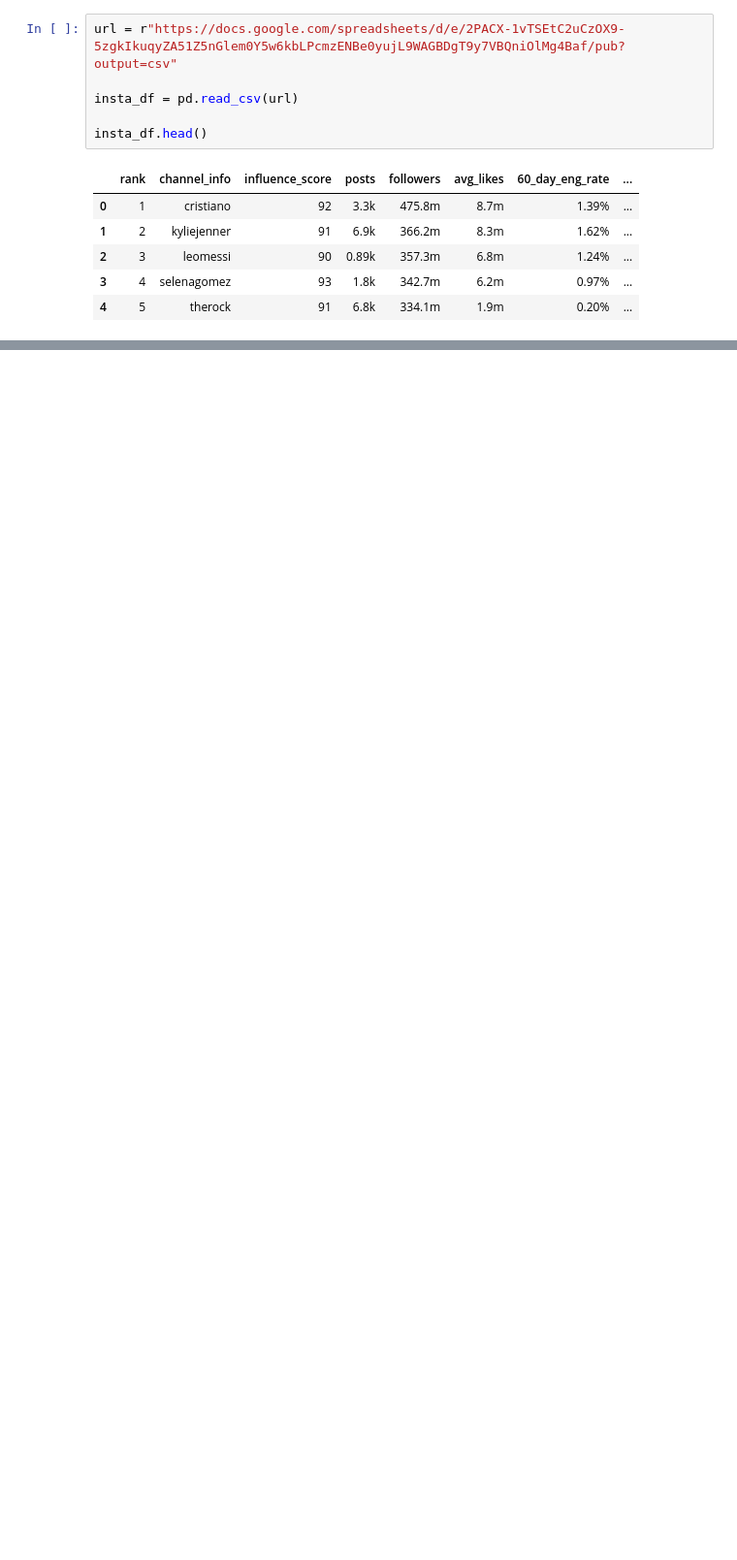
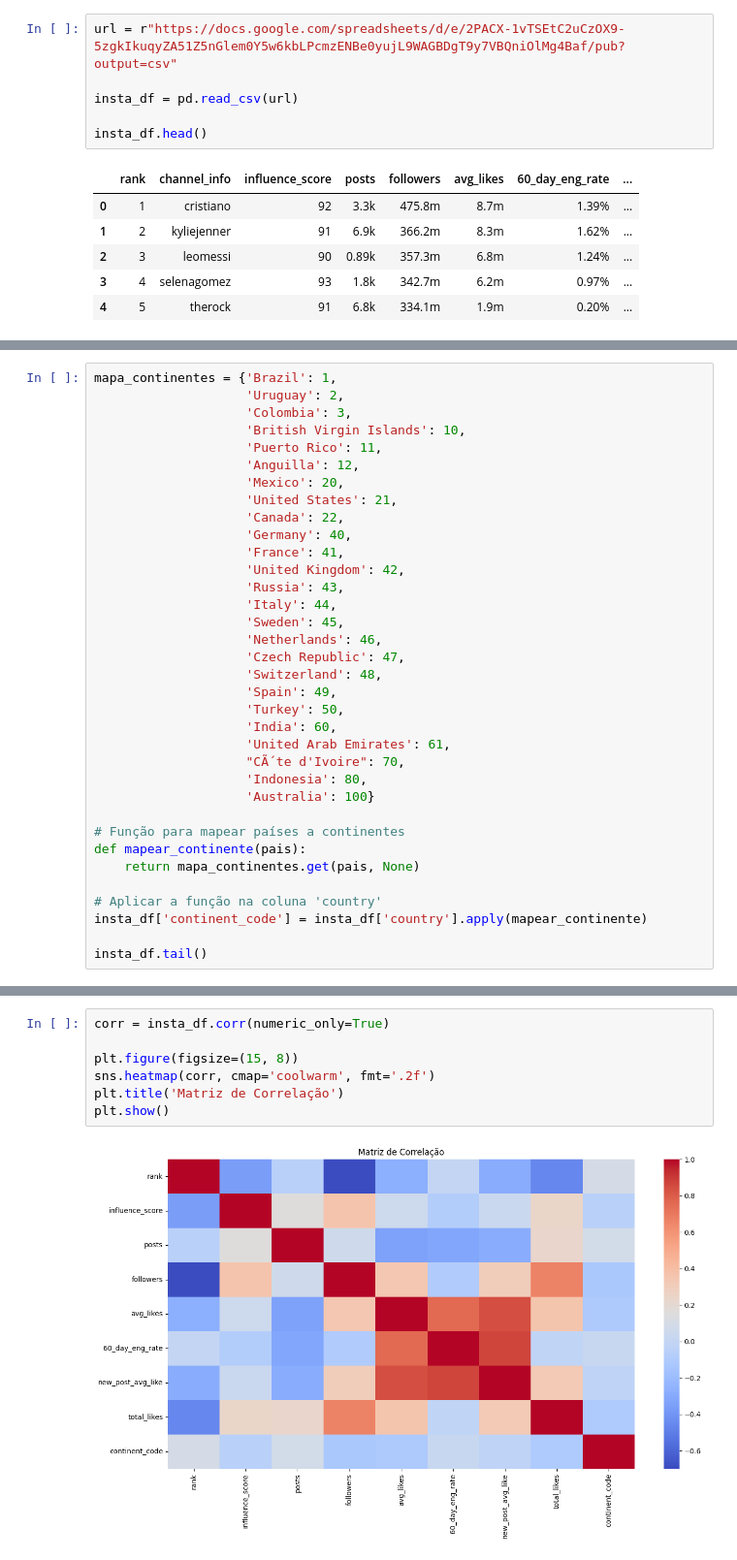
Before and after one commit to vidomirana/Desafio-RESTIC-em-dupla---kNN, a Jupyter notebook: Código Fonte/Codigo_Fonte.ipynb, the cells around one changed output, grey strips where cells are left out. Shown at 97% size. Saved outputs shown, nothing was run; the diff lists cells and outputs as text; blank space fills up the shorter version.

```diff
--- a/Código Fonte/Codigo_Fonte.ipynb
+++ b/Código Fonte/Codigo_Fonte.ipynb
@@ -19,0 +133,35 @@ insta_df.head()
+# %%
+mapa_continentes = {'Brazil': 1,
+                    'Uruguay': 2,
+                    'Colombia': 3,
+                    'British Virgin Islands': 10,
+                    'Puerto Rico': 11,
+                    'Anguilla': 12,
+                    'Mexico': 20,
+                    'United States': 21,
+                    'Canada': 22,
+                    'Germany': 40,
+                    'France': 41,
+                    'United Kingdom': 42,
+                    'Russia': 43,
+                    'Italy': 44,
+                    'Sweden': 45,
+                    'Netherlands': 46,
+                    'Czech Republic': 47,
+                    'Switzerland': 48,
+                    'Spain': 49,
+                    'Turkey': 50,
+                    'India': 60,
+                    'United Arab Emirates': 61,
+                    "CÃ´te d'Ivoire": 70,
+                    'Indonesia': 80,
+                    'Australia': 100}
+
+# Função para mapear países a continentes
+def mapear_continente(pais):
+    return mapa_continentes.get(pais, None)
+
+# Aplicar a função na coluna 'country'
+insta_df['continent_code'] = insta_df['country'].apply(mapear_continente)
+
+insta_df.tail()
@@ -19,0 +179,9 @@ insta_df.head()
+# %%
+corr = insta_df.corr(numeric_only=True)
+
+plt.figure(figsize=(15, 8))
+sns.heatmap(corr, cmap='coolwarm', fmt='.2f')
+plt.title('Matriz de Correlação')
+plt.show()
+# %% [output]
+[figure, added]
```
Also changed, not shown: parts of 18 cells of this notebook.
